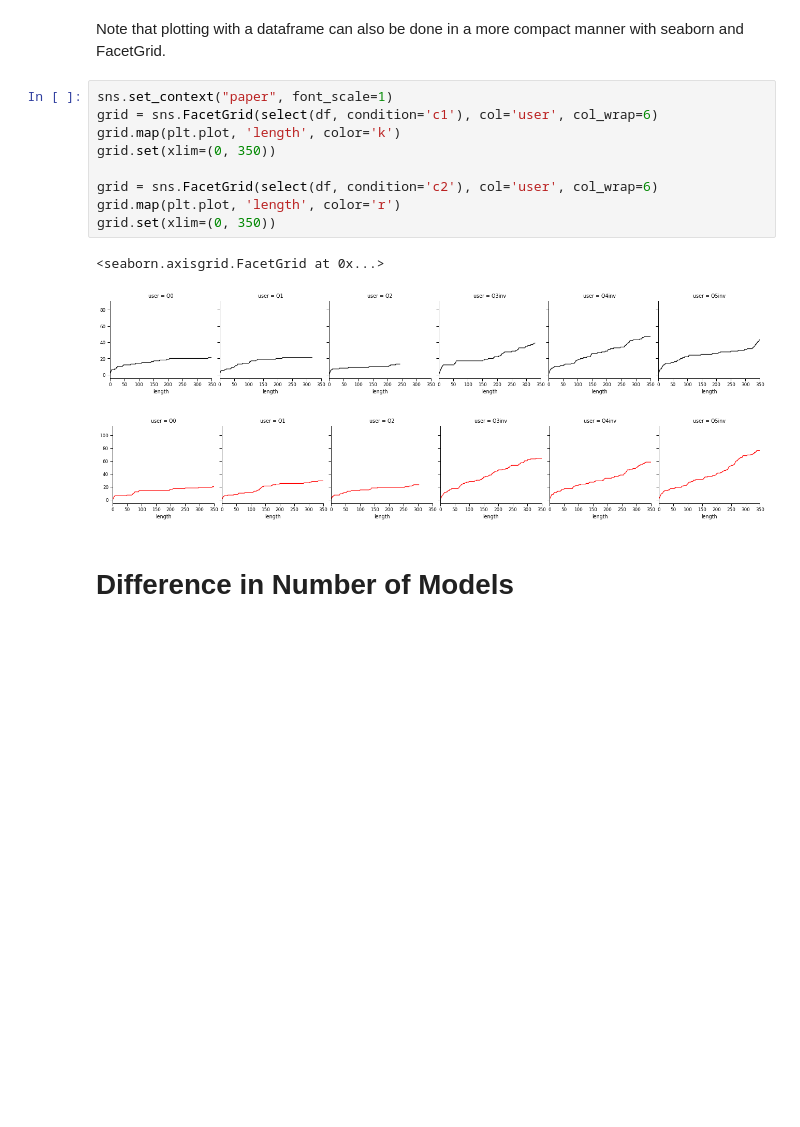
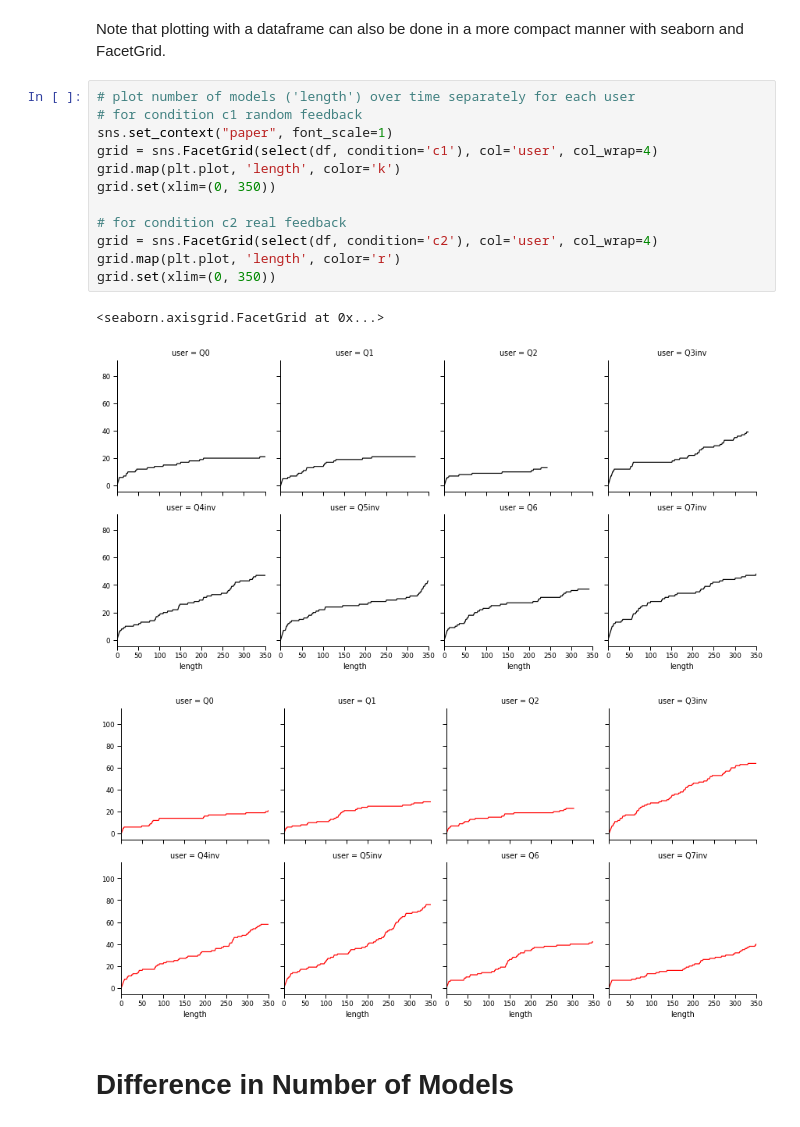
Before and after one commit to ircam-ismm/nime2022-elicitation-demo, a Jupyter notebook: notebooks/pilot_data.ipynb, the cells around one changed output. Drawn from its saved outputs; the diff is of its cells as text; blank space fills up the shorter version.

```diff
--- a/notebooks/pilot_data.ipynb
+++ b/notebooks/pilot_data.ipynb
@@ -47,18 +64,21 @@ if True:
 # %% [markdown]
 Note that plotting with a dataframe can also be done in a more compact manner with seaborn and FacetGrid.
 # %%
+# plot number of models ('length') over time separately for each user
+# for condition c1 random feedback
 sns.set_context("paper", font_scale=1)
-grid = sns.FacetGrid(select(df, condition='c1'), col='user', col_wrap=6)
+grid = sns.FacetGrid(select(df, condition='c1'), col='user', col_wrap=4)
 grid.map(plt.plot, 'length', color='k')
 grid.set(xlim=(0, 350))
 
-grid = sns.FacetGrid(select(df, condition='c2'), col='user', col_wrap=6)
+# for condition c2 real feedback
+grid = sns.FacetGrid(select(df, condition='c2'), col='user', col_wrap=4)
 grid.map(plt.plot, 'length', color='r')
 grid.set(xlim=(0, 350))
 # %% [output]
 <seaborn.axisgrid.FacetGrid at 0x...>
-[figure, old version]
+[figure, new version]
-[figure, old version]
+[figure, new version]
 # %% [markdown]
 # Difference in Number of Models
 # %%
```
Also changed, not shown: parts of 11 cells of this notebook, 2 other files.
